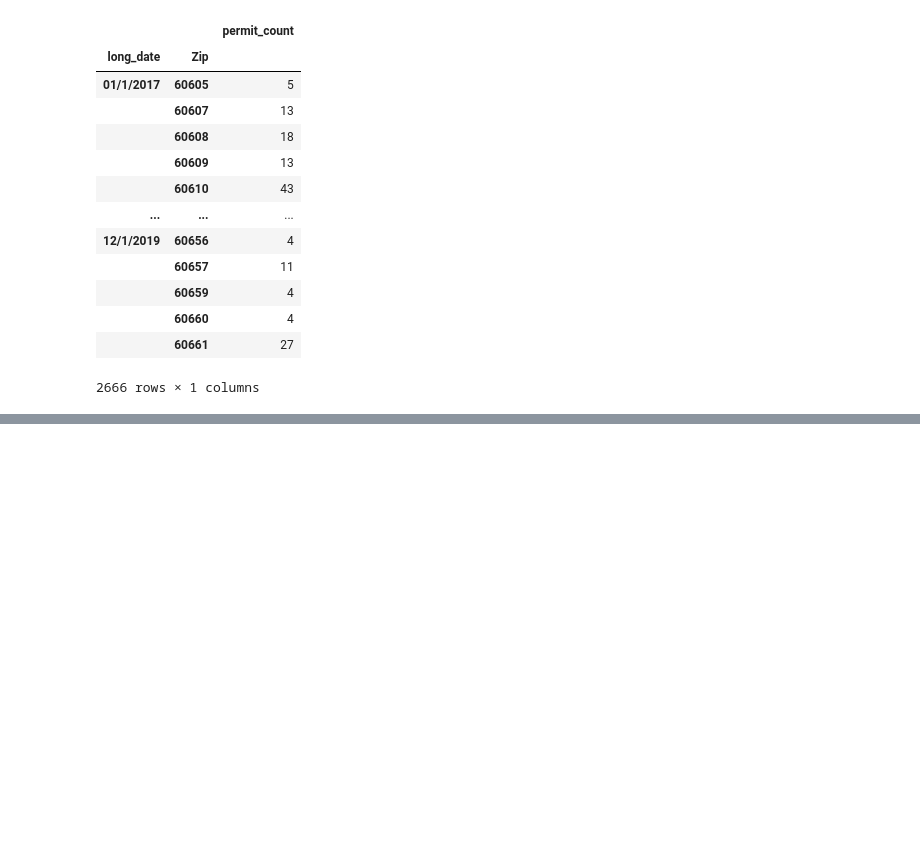
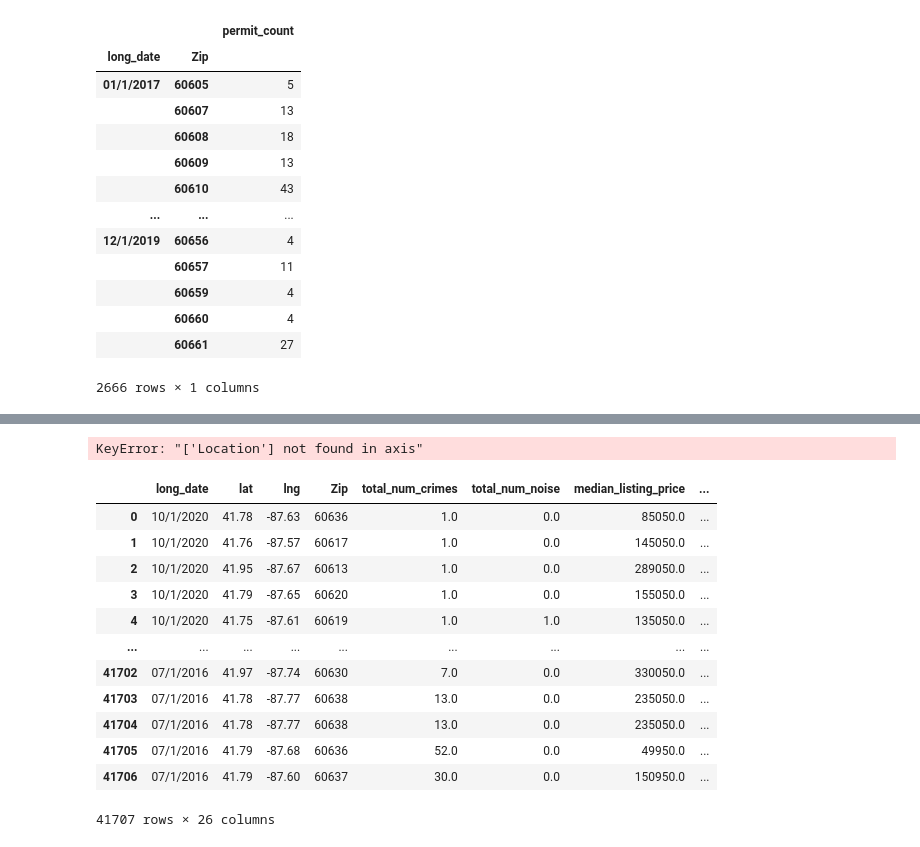
Before and after one commit to sjricketts/Project-3, a Jupyter notebook: chicago_real_estate_data.ipynb, the cells around one changed output, grey strips where cells are left out. Drawn from its saved outputs; the diff is of its cells as text; code cells hidden in the pictures; blank space fills up the shorter version.

Commit message:
fully merged data

```diff
--- a/chicago_real_estate_data.ipynb
+++ b/chicago_real_estate_data.ipynb
@@ -498,3 +498,7 @@ permitMoCt_df
 2666 rows × 1 columns
 # %%
 permitMoCt_df.to_csv('Data/permitMoCtFinal_df.csv')
+# %%
+three11Data = "Data/311_liquor.csv"
+three11Data_df = pd.read_csv(three11Data,encoding='UTF-8')
+three11Data_df.head()
@@ -500,0 +512,22 @@ permitMoCt_df.to_csv('Data/permitMoCtFinal_df.csv')
+# %%
+three11Data_df = three11Data_df.drop(['Location'], axis=1)
+three11Data_df.head()
+# %% [output]
+KeyError: "['Location'] not found in axis"
+# %%
+fullDataSet_df = pd.merge(chiPermitsClean_df, three11Data_df,  how='left', left_on=['Zip'], right_on = ['ZIP_CODE'])
+fullDataSet_df
+# %% [output]
+|  | long_date | lat | lng | Zip | total_num_crimes | total_num_noise | median_listing_price | ... |
+| 0 | 10/1/2020 | 41.78 | -87.63 | 60636 | 1.0 | 0.0 | 85050.0 | ... |
+| 1 | 10/1/2020 | 41.76 | -87.57 | 60617 | 1.0 | 0.0 | 145050.0 | ... |
+| 2 | 10/1/2020 | 41.95 | -87.67 | 60613 | 1.0 | 0.0 | 289050.0 | ... |
+| 3 | 10/1/2020 | 41.79 | -87.65 | 60620 | 1.0 | 0.0 | 155050.0 | ... |
+| 4 | 10/1/2020 | 41.75 | -87.61 | 60619 | 1.0 | 1.0 | 135050.0 | ... |
+| ... | ... | ... | ... | ... | ... | ... | ... | ... |
+| 41702 | 07/1/2016 | 41.97 | -87.74 | 60630 | 7.0 | 0.0 | 330050.0 | ... |
+| 41703 | 07/1/2016 | 41.78 | -87.77 | 60638 | 13.0 | 0.0 | 235050.0 | ... |
+| 41704 | 07/1/2016 | 41.78 | -87.77 | 60638 | 13.0 | 0.0 | 235050.0 | ... |
+| 41705 | 07/1/2016 | 41.79 | -87.68 | 60636 | 52.0 | 0.0 | 49950.0 | ... |
+| 41706 | 07/1/2016 | 41.79 | -87.60 | 60637 | 30.0 | 0.0 | 150950.0 | ... |
+41707 rows × 26 columns
```
Also changed, not shown: parts of 2 cells of this notebook, 4 other files.
